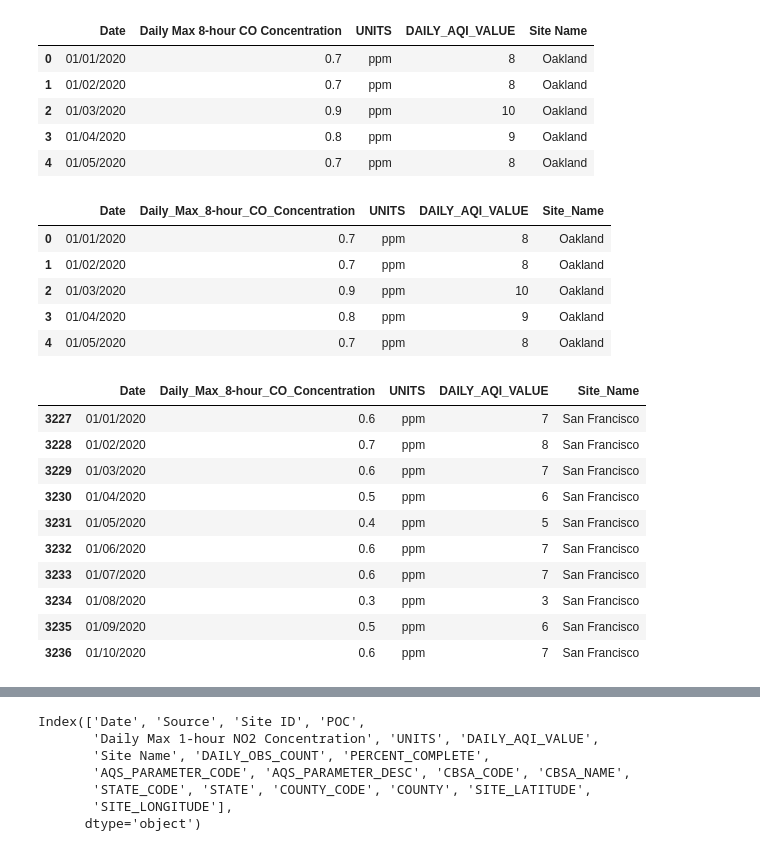
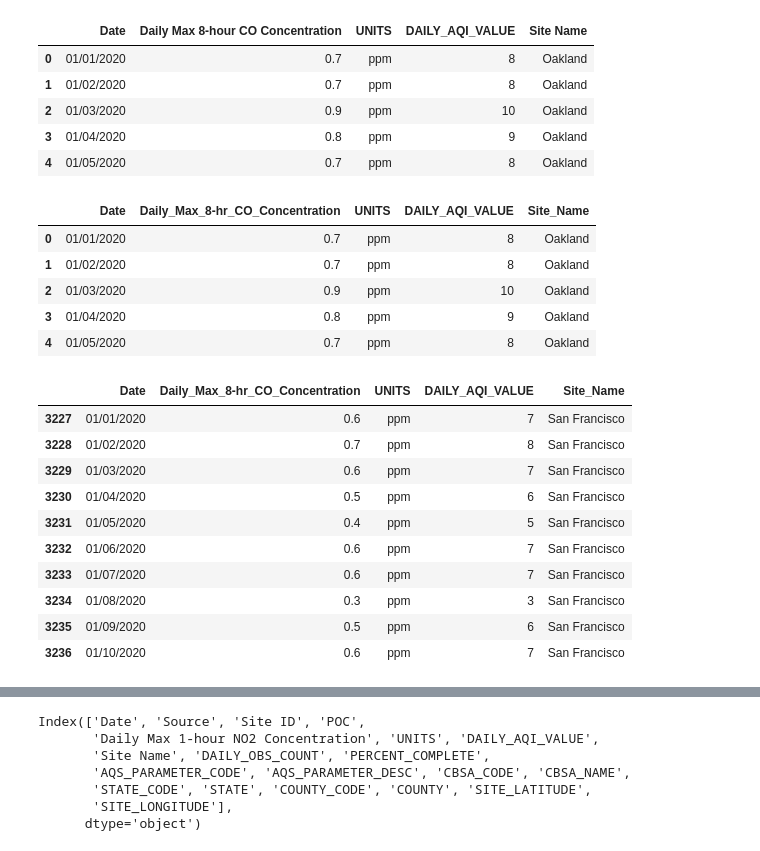
Before and after one commit to a56k/Final_Project_AQI_Level_SF, a Jupyter notebook: AmirO/Final_Project_CSVs/2020/Cleaning_Data 2020.ipynb, the cells around one changed output, grey strips where cells are left out. Cells and saved outputs as stored; diff of their text form; code cells hidden in the pictures.

```diff
--- a/AmirO/Final_Project_CSVs/2020/Cleaning_Data 2020.ipynb
+++ b/AmirO/Final_Project_CSVs/2020/Cleaning_Data 2020.ipynb
@@ -48,10 +48,10 @@ CO_2020.head()
 # %%
 #Rename Site Name & Daily Concentration Columns
 CO_2020 = CO_2020.rename(columns={"Site Name": "Site_Name"})
-CO_2020 = CO_2020.rename(columns={"Daily Max 8-hour CO Concentration":"Daily_Max_8-hour_CO_Concentration"})
+CO_2020 = CO_2020.rename(columns={"Daily Max 8-hour CO Concentration":"Daily_Max_8-hr_CO_Concentration"})
 CO_2020.head()
 # %% [output]
-|  | Date | Daily_Max_8-hour_CO_Concentration | UNITS | DAILY_AQI_VALUE | Site_Name |
+|  | Date | Daily_Max_8-hr_CO_Concentration | UNITS | DAILY_AQI_VALUE | Site_Name |
 | 0 | 01/01/2020 | 0.7 | ppm | 8 | Oakland |
 | 1 | 01/02/2020 | 0.7 | ppm | 8 | Oakland |
 | 2 | 01/03/2020 | 0.9 | ppm | 10 | Oakland |
@@ -63,7 +63,7 @@ CO_2020.head()
 CO_2020 = CO_2020[(CO_2020.Site_Name == "San Francisco")]
 CO_2020.head(10)
 # %% [output]
-|  | Date | Daily_Max_8-hour_CO_Concentration | UNITS | DAILY_AQI_VALUE | Site_Name |
+|  | Date | Daily_Max_8-hr_CO_Concentration | UNITS | DAILY_AQI_VALUE | Site_Name |
 | 3227 | 01/01/2020 | 0.6 | ppm | 7 | San Francisco |
 | 3228 | 01/02/2020 | 0.7 | ppm | 8 | San Francisco |
 | 3229 | 01/03/2020 | 0.6 | ppm | 7 | San Francisco |
```
Also changed, not shown: parts of 13 cells of this notebook, 14 other files.
